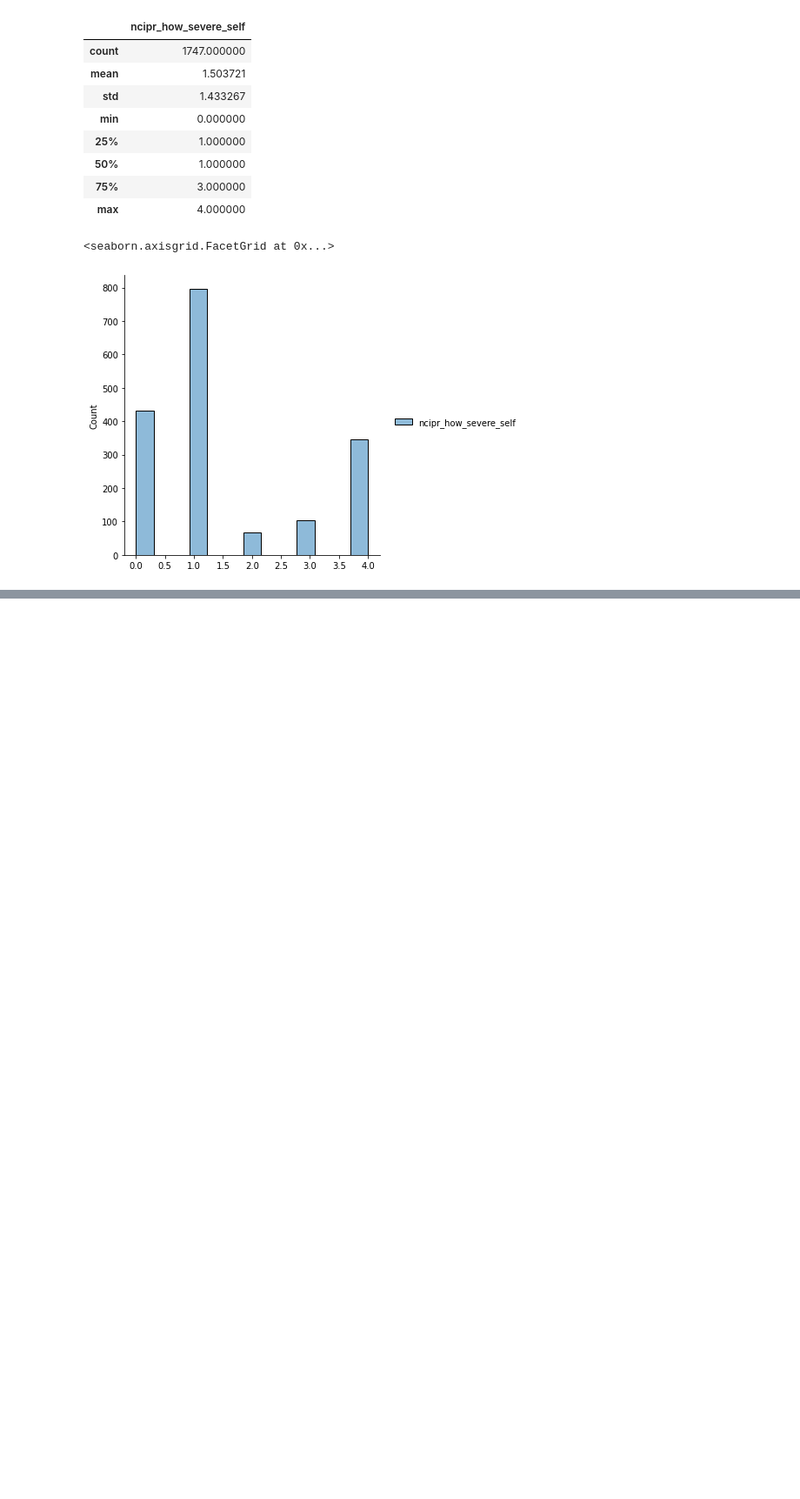
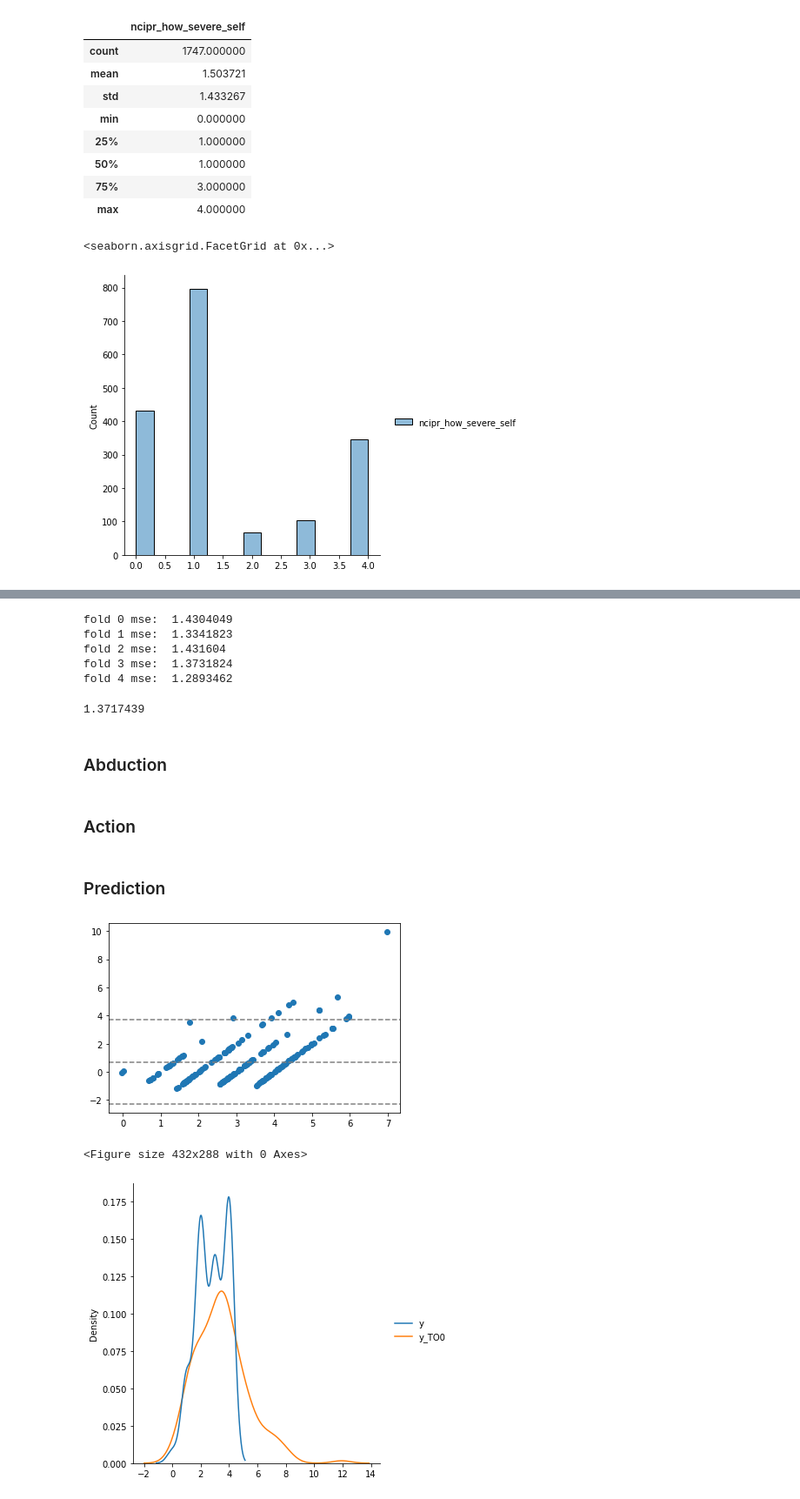
Before and after one commit to williamrobotma/causalproj, a Jupyter notebook: pearl_covid.ipynb, the cells around one changed output, grey strips where cells are left out. Shown at 87% size. Drawn from its saved outputs; the diff is of its cells as text; code cells hidden in the pictures; blank space fills up the shorter version.

```diff
--- a/pearl_covid.ipynb
+++ b/pearl_covid.ipynb
@@ -188,0 +218,46 @@ mean_squared_error(y_hat, test_dic['y'])
+# %%
+kf = KFold(n_splits=5)
+mses = []
+for i, (train_index, test_index) in enumerate(kf.split(pd.concat(train_dic, axis=1))):
+    t_in = np.hstack((train_dic['P'].iloc[train_index], train_dic['S'].iloc[train_index]))
+    t_out = train_dic['T'].iloc[train_index]
+    t_model = LinearRegression().fit(t_in, t_out)
+    t_hat = t_model.predict(t_in)
+
+    o_in = np.hstack((train_dic['S'].iloc[train_index], t_hat,))
+    o_out = train_dic['o'].iloc[train_index]
+    o_model = LinearRegression().fit(o_in, o_out)
+    o_hat = o_model.predict(o_in)
+
+    c_in = np.hstack((train_dic['P'].iloc[train_index], train_dic['S'].iloc[train_index], t_hat,))
+    c_out = train_dic['C'].iloc[train_index]
+    c_model = LinearRegression().fit(c_in, c_out)
+    c_hat = c_model.predict(c_in)
+
+    y_in = np.concatenate((train_dic['P'].iloc[train_index], train_dic['S'].iloc[train_index], t_hat, c_hat, o_hat), axis=1)
+    y_out = train_dic['y'].iloc[train_index]
+    y_model = LinearRegression().fit(y_in, y_out)
+    # y_model = LinearRegression().fit(np.concatenate((train_dic['X'].iloc[train_index], train_dic['S'].iloc[train_index], a_hat), axis=1), train_dic['y'].iloc[train_index])
+
+    t_hat = t_model.predict(np.hstack((train_dic['P'].iloc[test_index], train_dic['S'].iloc[test_index])))
+
+    o_hat = o_model.predict(np.hstack((train_dic['S'].iloc[test_index], t_hat,)))
+    c_hat = c_model.predict(np.hstack((train_dic['P'].iloc[test_index], train_dic['S'].iloc[test_index], t_hat,)))
+
+    y_in = np.concatenate((train_dic['P'].iloc[test_index], train_dic['S'].iloc[test_index], t_hat, c_hat, o_hat), axis=1)
+    y_out = train_dic['y'].iloc[test_index]
+    y_hat = y_model.predict(y_in)
+
+
+    mses.append(mean_squared_error(y_hat, y_out))
+    print(f'fold {i} mse: ', mses[-1])
+# %% [output]
+fold 0 mse:  1.4304049
+fold 1 mse:  1.3341823
+fold 2 mse:  1.431604
+fold 3 mse:  1.3731824
+fold 4 mse:  1.2893462
+# %%
+np.mean(mses)
+# %% [output]
+1.3717439
@@ -188,0 +284,2 @@ mean_squared_error(y_hat, test_dic['y'])
+# %% [markdown]
+### Abduction
@@ -188,0 +301,2 @@ mean_squared_error(y_hat, test_dic['y'])
+# %% [markdown]
+### Action
@@ -188,0 +306,2 @@ mean_squared_error(y_hat, test_dic['y'])
+# %% [markdown]
+### Prediction
@@ -188,0 +316,6 @@ mean_squared_error(y_hat, test_dic['y'])
+# %%
+plot_change()
+# %% [output]
+[figure, added]
+<Figure size 432x288 with 0 Axes>
+[figure, added]
```
Also changed, not shown: parts of 20 cells of this notebook.
